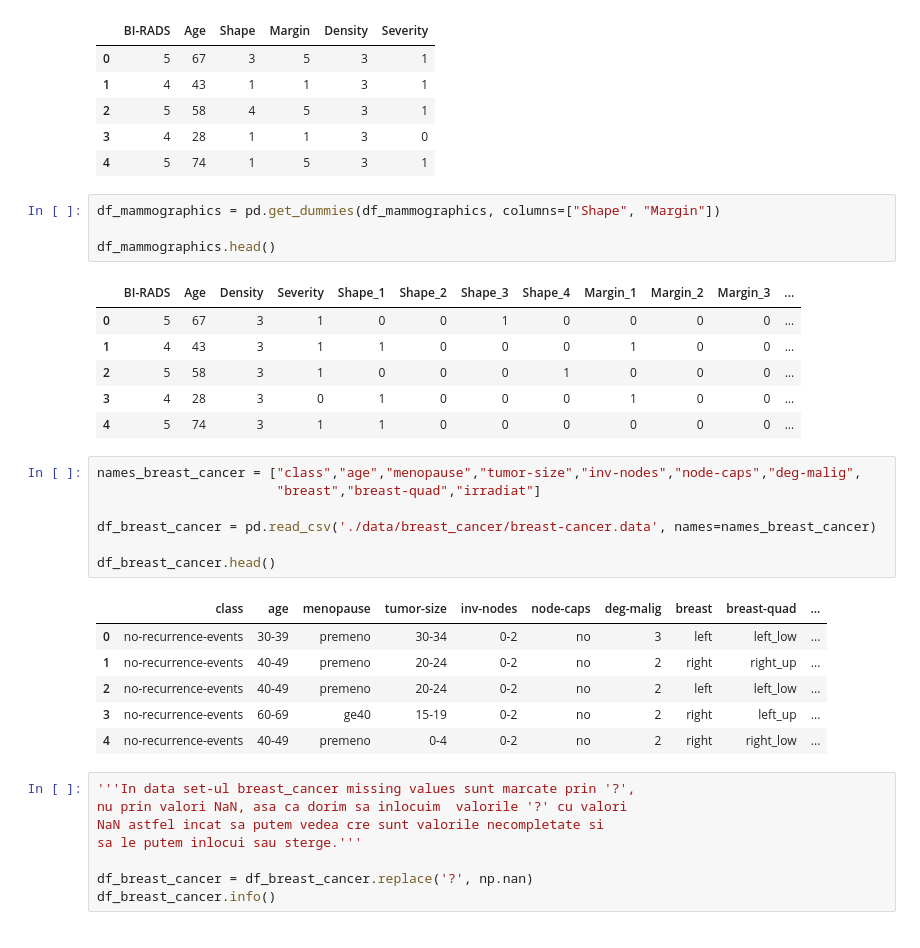
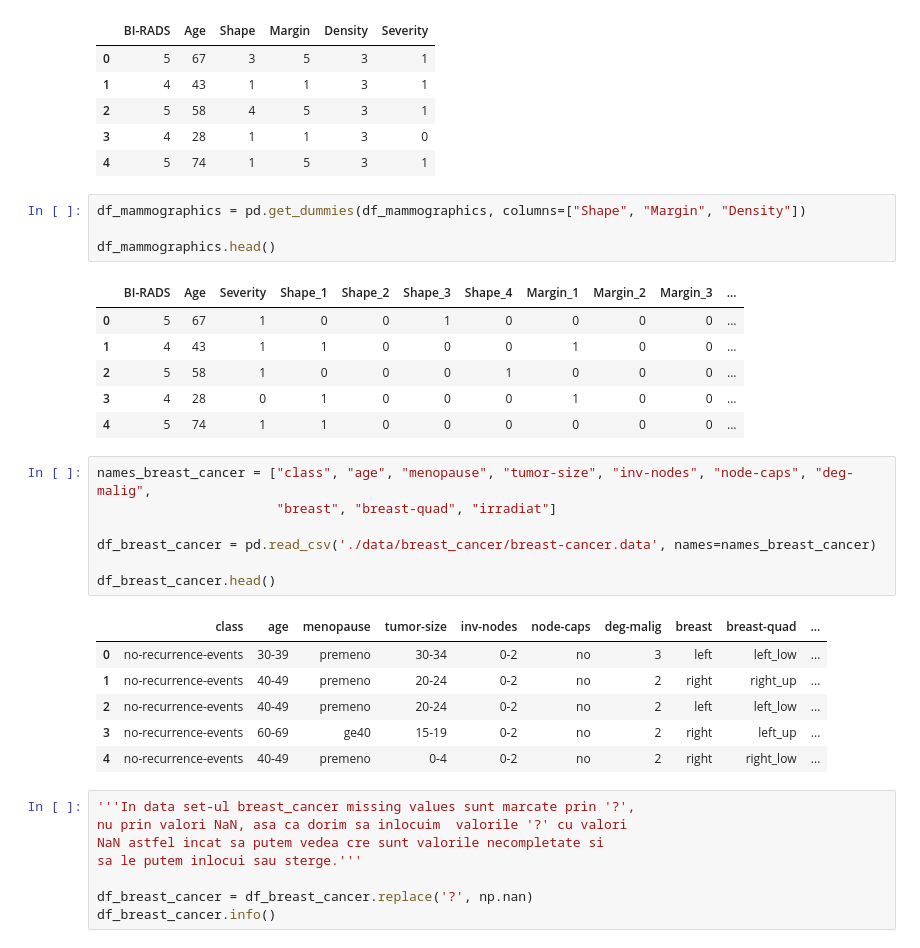
Before and after one commit to Bianca008/IDS_Lixandru_Pepene, a Jupyter notebook: Laborator6.ipynb, the cells around one changed output. Saved outputs shown, nothing was run; the diff lists cells and outputs as text.

```diff
--- a/Laborator6.ipynb
+++ b/Laborator6.ipynb
@@ -183,19 +183,19 @@ df_mammographics.head()
 | 3 | 4 | 28 | 1 | 1 | 3 | 0 |
 | 4 | 5 | 74 | 1 | 5 | 3 | 1 |
 # %%
-df_mammographics = pd.get_dummies(df_mammographics, columns=["Shape", "Margin"])
+df_mammographics = pd.get_dummies(df_mammographics, columns=["Shape", "Margin", "Density"])
 
 df_mammographics.head()
 # %% [output]
-|  | BI-RADS | Age | Density | Severity | Shape_1 | Shape_2 | Shape_3 | Shape_4 | Margin_1 | Margin_2 | Margin_3 | ... |
-| 0 | 5 | 67 | 3 | 1 | 0 | 0 | 1 | 0 | 0 | 0 | 0 | ... |
-| 1 | 4 | 43 | 3 | 1 | 1 | 0 | 0 | 0 | 1 | 0 | 0 | ... |
-| 2 | 5 | 58 | 3 | 1 | 0 | 0 | 0 | 1 | 0 | 0 | 0 | ... |
-| 3 | 4 | 28 | 3 | 0 | 1 | 0 | 0 | 0 | 1 | 0 | 0 | ... |
-| 4 | 5 | 74 | 3 | 1 | 1 | 0 | 0 | 0 | 0 | 0 | 0 | ... |
+|  | BI-RADS | Age | Severity | Shape_1 | Shape_2 | Shape_3 | Shape_4 | Margin_1 | Margin_2 | Margin_3 | ... |
+| 0 | 5 | 67 | 1 | 0 | 0 | 1 | 0 | 0 | 0 | 0 | ... |
+| 1 | 4 | 43 | 1 | 1 | 0 | 0 | 0 | 1 | 0 | 0 | ... |
+| 2 | 5 | 58 | 1 | 0 | 0 | 0 | 1 | 0 | 0 | 0 | ... |
+| 3 | 4 | 28 | 0 | 1 | 0 | 0 | 0 | 1 | 0 | 0 | ... |
+| 4 | 5 | 74 | 1 | 1 | 0 | 0 | 0 | 0 | 0 | 0 | ... |
 # %%
-names_breast_cancer = ["class","age","menopause","tumor-size","inv-nodes","node-caps","deg-malig",
-                       "breast","breast-quad","irradiat"]
+names_breast_cancer = ["class", "age", "menopause", "tumor-size", "inv-nodes", "node-caps", "deg-malig",
+                       "breast", "breast-quad", "irradiat"]
 
 df_breast_cancer = pd.read_csv('./data/breast_cancer/breast-cancer.data', names=names_breast_cancer)
 
```
Also changed, not shown: parts of 31 cells of this notebook.
